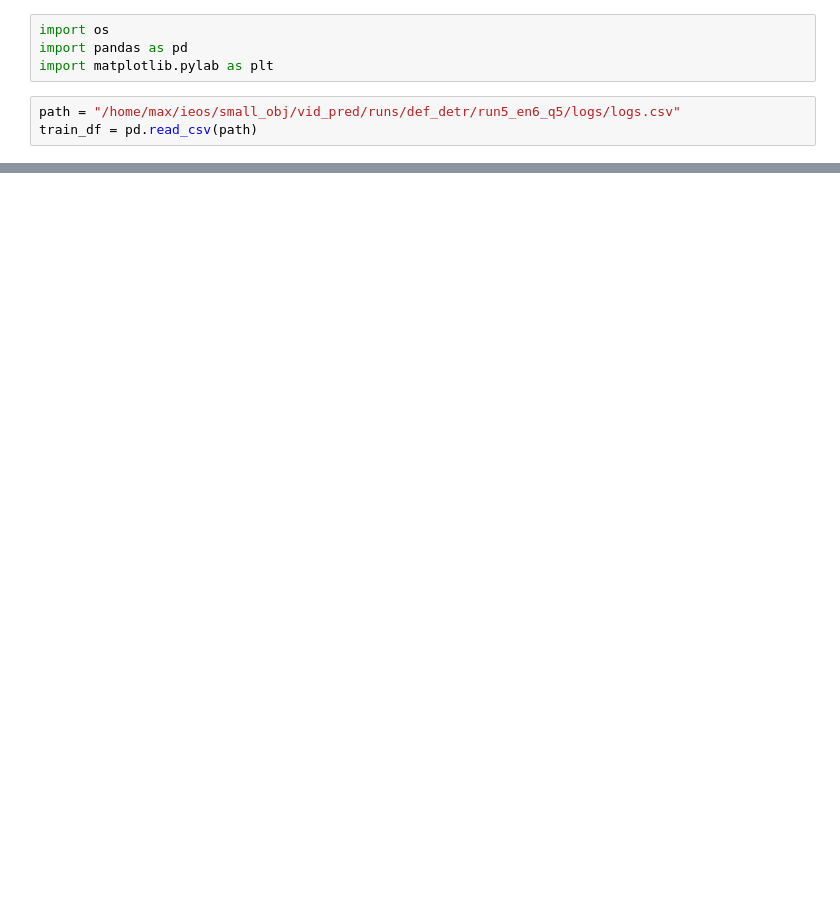
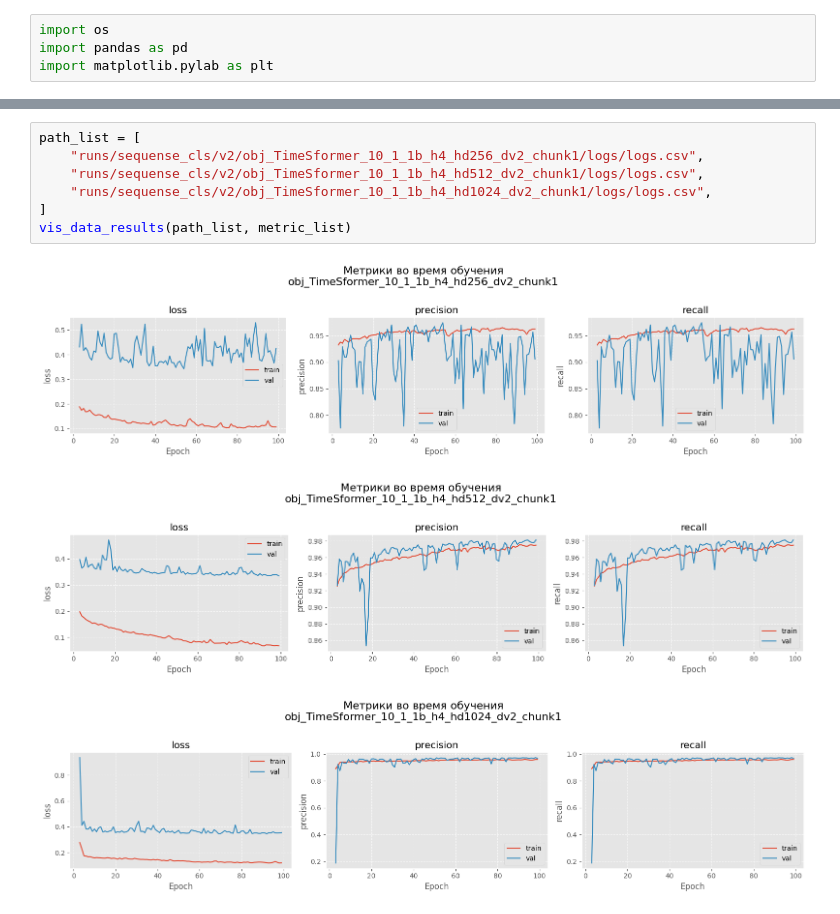
Before and after one commit to SivenM/det_small_people, a Jupyter notebook: vis_train_history.ipynb, the cells around one changed output, grey strips where cells are left out. Saved outputs shown, nothing was run; the diff lists cells and outputs as text; blank space fills up the shorter version.

```diff
--- a/vis_train_history.ipynb
+++ b/vis_train_history.ipynb
@@ -2,6 +2,3 @@
 import os
 import pandas as pd
 import matplotlib.pylab as plt
-# %%
-path = "/home/max/ieos/small_obj/vid_pred/runs/def_detr/run5_en6_q5/logs/logs.csv"
-train_df = pd.read_csv(path)
@@ -18,0 +54,11 @@ plt.show()
+# %%
+path_list = [
+    "runs/sequense_cls/v2/obj_TimeSformer_10_1_1b_h4_hd256_dv2_chunk1/logs/logs.csv",
+    "runs/sequense_cls/v2/obj_TimeSformer_10_1_1b_h4_hd512_dv2_chunk1/logs/logs.csv",
+    "runs/sequense_cls/v2/obj_TimeSformer_10_1_1b_h4_hd1024_dv2_chunk1/logs/logs.csv",
+]
+vis_data_results(path_list, metric_list)
+# %% [output]
+[figure, added]
+[figure, added]
+[figure, added]
```
Also changed, not shown: parts of 4 cells of this notebook, 11 other files.
